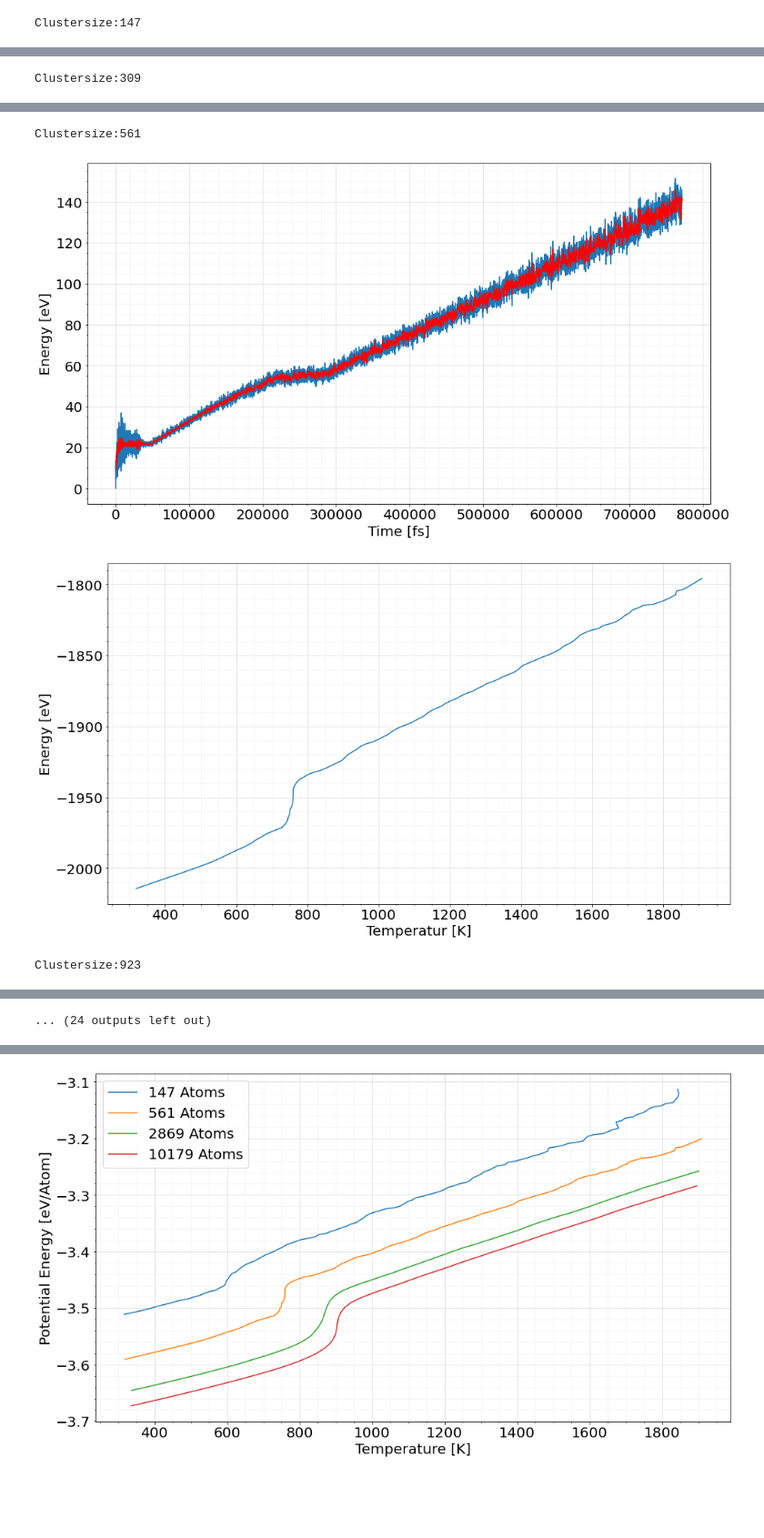
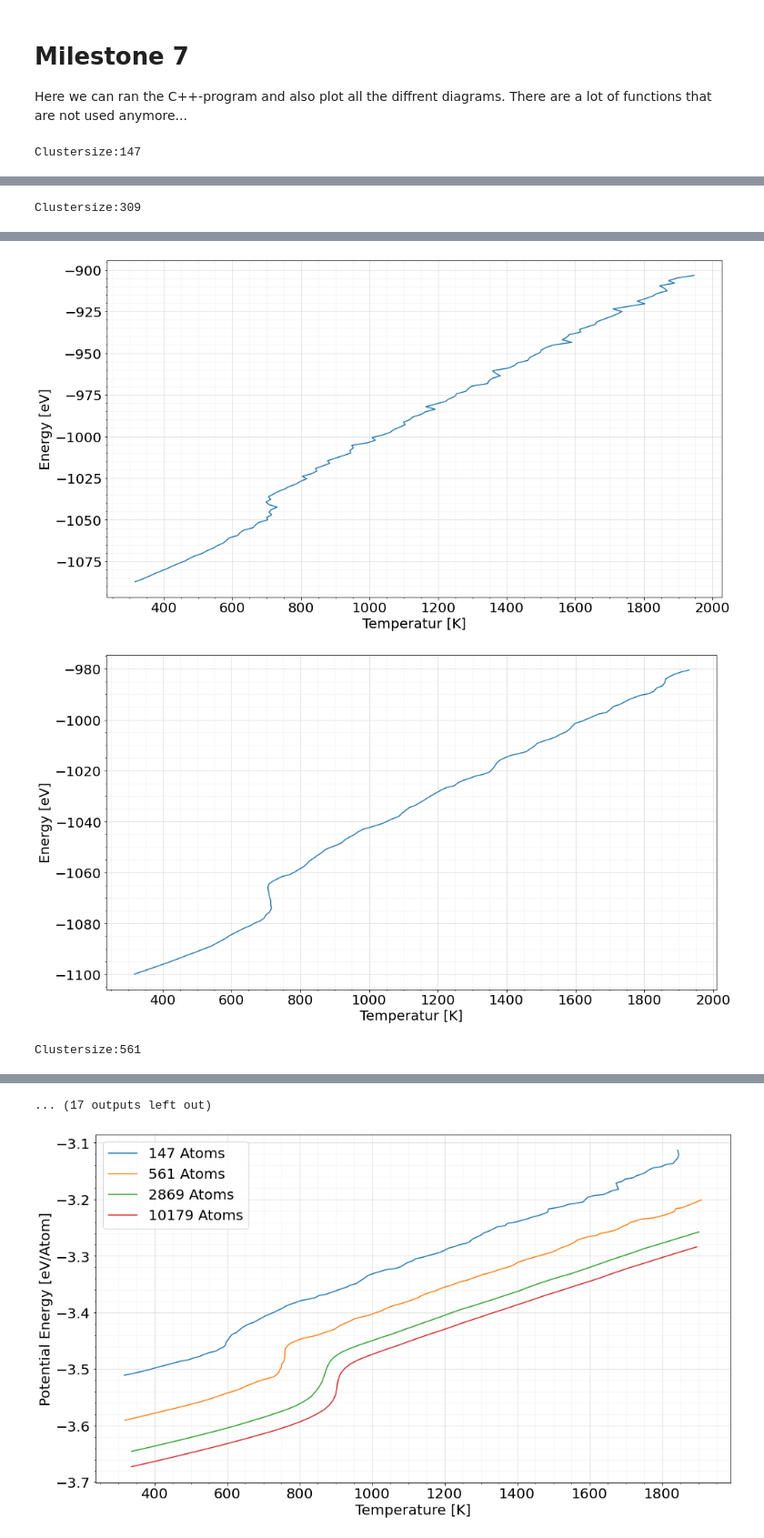
Before and after one commit to cmoser8892/MoleDymCode, a Jupyter notebook: AJupyter/m7VariableClusterSizeRunner.ipynb, the cells around one changed output, grey strips where cells are left out. Shown at 91% size. Cells and saved outputs as stored; diff of their text form; code cells hidden in the pictures; blank space fills up the shorter version.

```diff
--- a/AJupyter/m7VariableClusterSizeRunner.ipynb
+++ b/AJupyter/m7VariableClusterSizeRunner.ipynb
@@ -1,3 +1,6 @@
+# %% [markdown]
+# Milestone 7
+Here we can ran the C++-program and also plot all the diffrent diagrams. There are a lot of functions that are not used anymore...
 # %%
 import matplotlib.pyplot as plt
 import matplotlib.ticker as plticker
@@ -52,11 +55,8 @@ def dataPlotterEnergyTemperatur(layerID):
     temperatur = readDataFromFile(temperaturFileLocation)
 
     #filter
-    df1 = pd.DataFrame(dict(x=energy))
-    energyFiltered = df1[["x"]].apply(savgol_filter, window_length=3, polyorder=2)
-
-    df2 = pd.DataFrame(dict(x=temperatur))
-    temperaturFiltered = df2[["x"]].apply(savgol_filter, window_length=3, polyorder=2)
+    energyFiltered = filterInput(energy,3)
+    temperaturFiltered = filterInput(temperatur,3)
 
     #plot
     labelX = "Temperatur [K]"
@@ -65,6 +65,7 @@ def dataPlotterEnergyTemperatur(layerID):
 
     return imageSafeLocation
 
+#plot
 def dataPlotterKineticEnergy(layerID):
     #File locations
     fileLocation = basicDataLocation + "/kineticEnergy" + str(layerID) + ".txt"
@@ -79,8 +80,7 @@ def dataPlotterKineticEnergy(layerID):
     time = np.arange(start = 0, stop = timestep*lenght, step = timestep)
 
     #filter data couse this looks way to messy
-    df = pd.DataFrame(dict(x=kineticEnergy))
-    kineticEnergyFiltered = df[["x"]].apply(savgol_filter, window_length=1001, polyorder=2)
+    kineticEnergyFiltered = filterInput(kineticEnergy,1001)
 
     #plot
     plt.rcParams['figure.figsize'] = [16,9]
@@ -96,7 +96,7 @@ def dataPlotterKineticEnergy(layerID):
     plt.show()
     return imageSafeLocation
 
-
+#generates and calls the c++ program with diffrent cluster sizes
 def functionCall(layerID):
     #file locations
     programbasePath = "/home/cm/CLionProjects/MDCode/cmake-build-release/"
@@ -110,26 +110,30 @@ def functionCall(layerID):
     print(stdout)
     print(stderr)
 
+#combination of c++-program-call with plotter
 def combinedFunction(layerID):
     print("Working on Cluster " + str(layerID) + "\n")
     functionCall(layerID)
     #dataPlotterKineticEnergy(layerID)
     #dataPlotterEnergyTemperatur(layerID)
 
+#combination of diffrent plots to look at them
 def plotter():
     for layerID in range(14-3+1):
         print("Clustersize:" + readClusterSizes(layerID+3))
         dataPlotterKineticEnergy(layerID+3)
-        #dataPlotterEnergyTemperatur(layerID+3)
+        dataPlotterEnergyTemperatur(layerID+3)
         dataPlotterPotentialEnergyTemperatur(layerID+3)
-        #dataPlotterDiffEnergyTemperatur(layerID+3)
 
+#calls the combinded function for a number of values
 def callInParralel(valueArray):
     for v in valueArray:
         combinedFunction(v)
         #print("Working on Cluster " + str(v)+"\n")
 
+#main data generation and program calling -> use all the processors i have
 def dataMaker():
+    #6 processors so 6 calls in parrallel
     start = time.time()
     #create Patterns
     '''
@@ -177,6 +181,7 @@ def dataMaker():
     print("Done in")
     print(end - start)
 
+#helper function to read the clustersize out of the files
 def readClusterSizes(layerID):
     #reads the first line form the clusters which contains the number of Atoms
     clusterFile = basicDataLocation + "/cluster" + str(layerID) + ".xyz"
@@ -185,6 +190,7 @@ def readClusterSizes(layerID):
 
     return number
 
+#helperfunction to calculate the kinetic energy from the temperature
 def calculateKineticEnergyBack(layerID):
     #data location
     temperaturFileLocation = basicDataLocation + "/temperatur" + str(layerID) + ".txt"
@@ -198,6 +204,7 @@ def calculateKineticEnergyBack(layerID):
 
     return kineticEnergy
 
+#plot potential energy
 def dataPlotterPotentialEnergyTemperatur(layerID):
     #TLDR i can not read
 
@@ -229,6 +236,7 @@ def dataPlotterPotentialEnergyTemperatur(layerID):
     plotNormal(temperaturFiltered, energyFiltered, labelX, labelY, imageSafeLocation)
     return imageSafeLocation
 
+#get the heat capacity
 def getGradForCapacity(layerID):
     energyFileLocation = basicDataLocation + "/energy" + str(layerID) + ".txt"
     temperaturFileLocation = basicDataLocation + "/temperatur" + str(layerID) + ".txt"
@@ -244,8 +252,7 @@ def getGradForCapacity(layerID):
 
     return np.median(grad)
 
-#melting of the cluster
-#was just done by hand way easier
+#plot the clustersize vs Melting point
 def clusterVsMelting():
     imageSafeLocation = basicDataLocation + "/clusterVsMelting" + ".png"
 
@@ -263,6 +270,7 @@ def clusterVsMelting():
     plotNormal(clusterSize,meltingPoints, labelX, labelY, imageSafeLocation)
     return imageSafeLocation
 
+#plot cluster size vs heat capacity
 def clusterVSHeatCapacity():
     imageSafeLocation = basicDataLocation + "/clusterVsCapacity" + ".png"
     #grad
@@ -280,6 +288,7 @@ def clusterVSHeatCapacity():
     plotNormal(clusterSize,grad, labelX, labelY, imageSafeLocation)
     return imageSafeLocation
 
+#helperfunction: more general use of the plot
 def plotNormal(datum1, datum2, labelX, labelY, imageSafeLocation):
     plt.rcParams['figure.figsize'] = [16,9]
     plt.rc('font', size = 20)
@@ -293,6 +302,7 @@ def plotNormal(datum1, datum2, labelX, labelY, imageSafeLocation):
     plt.savefig(imageSafeLocation)
     plt.show()
 
+#plots 4 of the the runs together in one diagram
 def plotterMoreEnergyTemperatur():
 
     #TLDR i can not read
@@ -313,7 +323,7 @@ def plotterMoreEnergyTemperatur():
         #potential Energy
         potentialEnergy = (np.array(energy) - calculateKineticEnergyBack(layerID))/float(readClusterSizes(layerID))
         #print(readClusterSizes(layerID))
-        #filter
+        #filter  (filter only rally matters for 3 and 5)
         df1 = pd.DataFrame(dict(x=potentialEnergy))
         energyFiltered.append(df1[["x"]].apply(savgol_filter, window_length=9, polyorder=2))
 
@@ -342,6 +352,7 @@ def plotterMoreEnergyTemperatur():
     plt.show()
     return imageSafeLocation
 
+#plot all the vsCluster into one Diagram
 def plotVsClusterTogetherOneDiagram():
     imageSafeLocation = basicDataLocation + "/VsClusterSizeAll" + ".png"
     #data by hand
@@ -390,7 +401,7 @@ def plotVsClusterTogetherOneDiagram():
     twin1.yaxis.label.set_color(p2.get_color())
     twin2.yaxis.label.set_color(p3.get_color())
 
-    #?!
+    #remoe some axis weird thou
     tkw = dict(size = 4, width = 1.5)
     ax.tick_params(axis= 'y', colors = p1.get_color(), **tkw)
     twin1.tick_params(axis= 'y', colors = p2.get_color(), **tkw)
@@ -402,6 +413,7 @@ def plotVsClusterTogetherOneDiagram():
     plt.show()
     return imageLocation
 
+#curretly used function of the above, cause i cound remove the y axis there
 def plotVsClusterTogetherThree():
     imageSafeLocation = basicDataLocation + "/VsClusterSizeAll" + ".png"
     #data by hand
@@ -450,6 +462,15 @@ def plotVsClusterTogetherThree():
     plt.show()
     return imageSafeLocation
 
+applyeFilter = True
+def filterInput(data, windowlength, polyorder=2):
+    df1 = pd.DataFrame(dict(x=data))
+    if applyeFilter == True:
+        returnValue = df1[["x"]].apply(savgol_filter, window_length=windowlength, polyorder=polyorder)
+    else:
+        returnValue = data
+    return returnValue
+
 plotter()
 # %% [output]
 Clustersize:147
@@ -461,4 +482,3 @@ Clustersize:309
-Clustersize:561
-[figure, old version]
+[figure, new version]
-[figure, old version]
+[figure, new version]
-Clustersize:923
+Clustersize:561
@@ -467 +486,0 @@ Clustersize:923
-... (24 outputs left out)
@@ -468 +488,2 @@ Clustersize:923
+... (17 outputs left out)
 # %%
```
Also changed, not shown: parts of 2 cells of this notebook, 6 other files.
